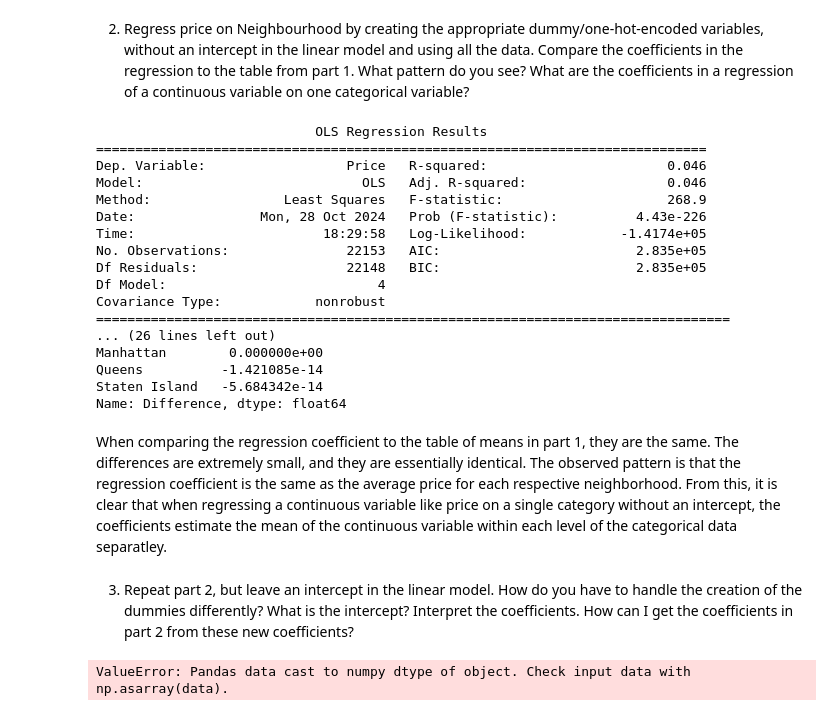
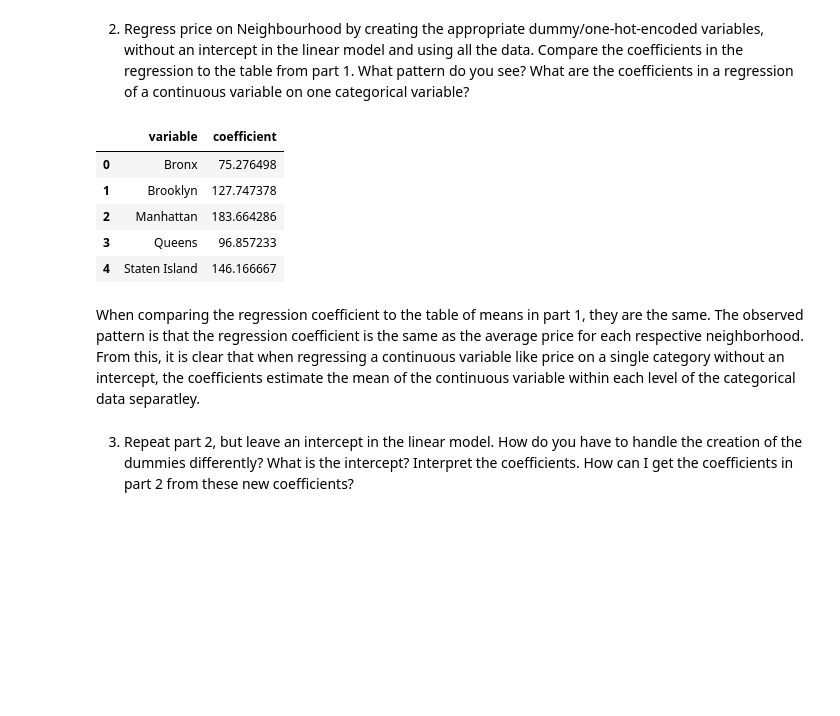
Before and after one commit to MaggieWelch/linearRegression, a Jupyter notebook: Linear_Regression_MW.ipynb, the cells around one changed output. Cells and saved outputs as stored; diff of their text form; code cells hidden in the pictures; blank space fills up the shorter version.

```diff
--- a/Linear_Regression_MW.ipynb
+++ b/Linear_Regression_MW.ipynb
@@ -92,46 +122,23 @@ plt.show()
 [figure]
 # %% [markdown]
 2. Regress price on Neighbourhood  by creating the appropriate dummy/one-hot-encoded variables, without an intercept in the linear model and using all the data. Compare the coefficients in the regression to the table from part 1. What pattern do you see? What are the coefficients in a regression of a continuous variable on one categorical variable?
-# %%
-import statsmodels.api as sm
-
-# One-hot encode Neighborhood without dropping any columns (no reference category, no intercept)
-df_dummies = pd.get_dummies(df['Neighborhood'], drop_first=False)
-
-# Perform regression without an intercept
-model = sm.OLS(df['Price'], df_dummies).fit()
-print(model.summary())
-
-# Compare the regression coefficients to the average price table
-coefficients = model.params
-comparison_df = pd.DataFrame({
-    'Avg Price (Part 1)': avg_data['avg_price'],
-    'Regression Coefficient': coefficients
-})
-print(comparison_df)
-
-# Checking pattern
-comparison_df['Difference'] = comparison_df['Avg Price (Part 1)'] - comparison_df['Regression Coefficient']
-print("\nDifferences between Avg Price and Regression Coefficient:\n", comparison_df['Difference'])
-# %% [output]
-                            OLS Regression Results
-==============================================================================
-Dep. Variable:                  Price   R-squared:                       0.046
-Model:                            OLS   Adj. R-squared:                  0.046
-Method:                 Least Squares   F-statistic:                     268.9
-Date:                Mon, 28 Oct 2024   Prob (F-statistic):          4.43e-226
-Time:                        18:29:58   Log-Likelihood:            -1.4174e+05
-No. Observations:               22153   AIC:                         2.835e+05
-Df Residuals:                   22148   BIC:                         2.835e+05
-Df Model:                           4
-Covariance Type:            nonrobust
-=================================================================================
-... (26 lines left out)
-Manhattan        0.000000e+00
-Queens          -1.421085e-14
-Staten Island   -5.684342e-14
-Name: Difference, dtype: float64
+# %%
+y = df['Price']
+X = pd.get_dummies(df['Neighborhood'], dtype='int')
+#run regression
+from sklearn import linear_model
+reg = linear_model.LinearRegression(fit_intercept=False).fit(X,y)
+
+results = pd.DataFrame({'variable':reg.feature_names_in_, 'coefficient': reg.coef_}) # Regression coefficients
+print(results)
+# %% [output]
+|  | variable | coefficient |
+| 0 | Bronx | 75.276498 |
+| 1 | Brooklyn | 127.747378 |
+| 2 | Manhattan | 183.664286 |
+| 3 | Queens | 96.857233 |
+| 4 | Staten Island | 146.166667 |
 # %% [markdown]
-When comparing the regression coefficient to the table of means in part 1, they are the same. The differences are extremely small, and they are essentially identical. The observed pattern is that the regression coefficient is the same as the average price for each respective neighborhood. From this, it is clear that when regressing a continuous variable like price on a single category without an intercept, the coefficients estimate the mean of the continuous variable within each level of the categorical data separatley.
+When comparing the regression coefficient to the table of means in part 1, they are the same. The observed pattern is that the regression coefficient is the same as the average price for each respective neighborhood. From this, it is clear that when regressing a continuous variable like price on a single category without an intercept, the coefficients estimate the mean of the continuous variable within each level of the categorical data separatley.
 # %% [markdown]
 3. Repeat part 2, but leave an intercept in the linear model. How do you have to handle the creation of the dummies differently? What is the intercept? Interpret the coefficients. How can I get the coefficients in part 2 from these new coefficients?
@@ -140,10 +144,0 @@ price.dtypes
-# %%
-# One-hot encode Neighborhood, dropping the first category (reference group)
-df_dummies_with_intercept = pd.get_dummies(df['Neighborhood'], drop_first=True)
-
-# Add intercept term by default in OLS
-X = sm.add_constant(df_dummies_with_intercept)  # Adds intercept
-model_with_intercept = sm.OLS(df['Price'], X).fit()
-print(model_with_intercept.summary())
-# %% [output]
-ValueError: Pandas data cast to numpy dtype of object. Check input data with np.asarray(data).
```
Also changed, not shown: parts of 13 cells of this notebook.
